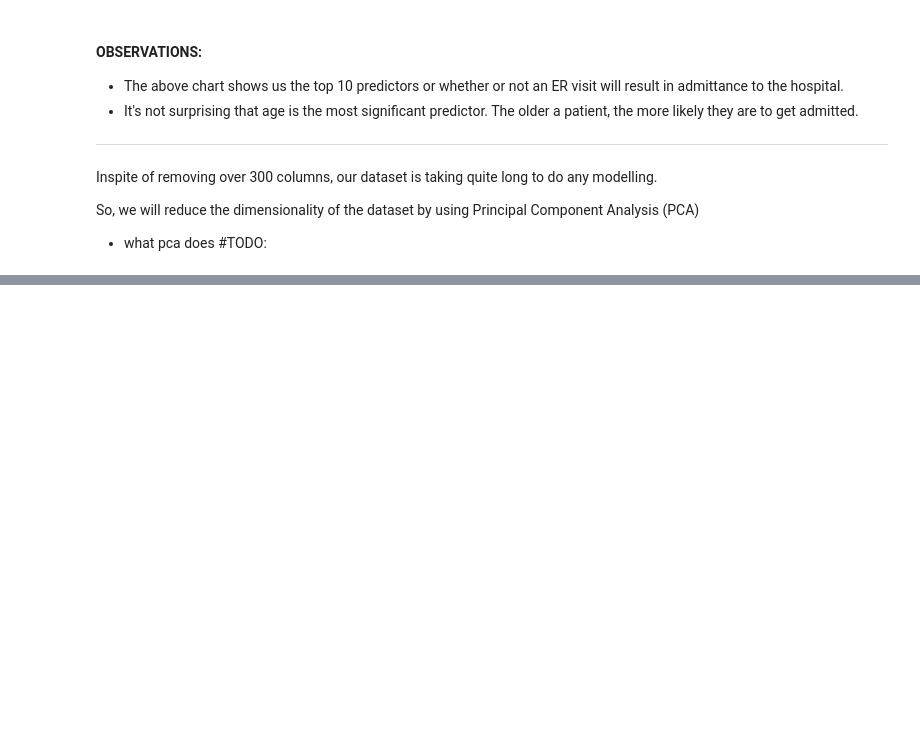
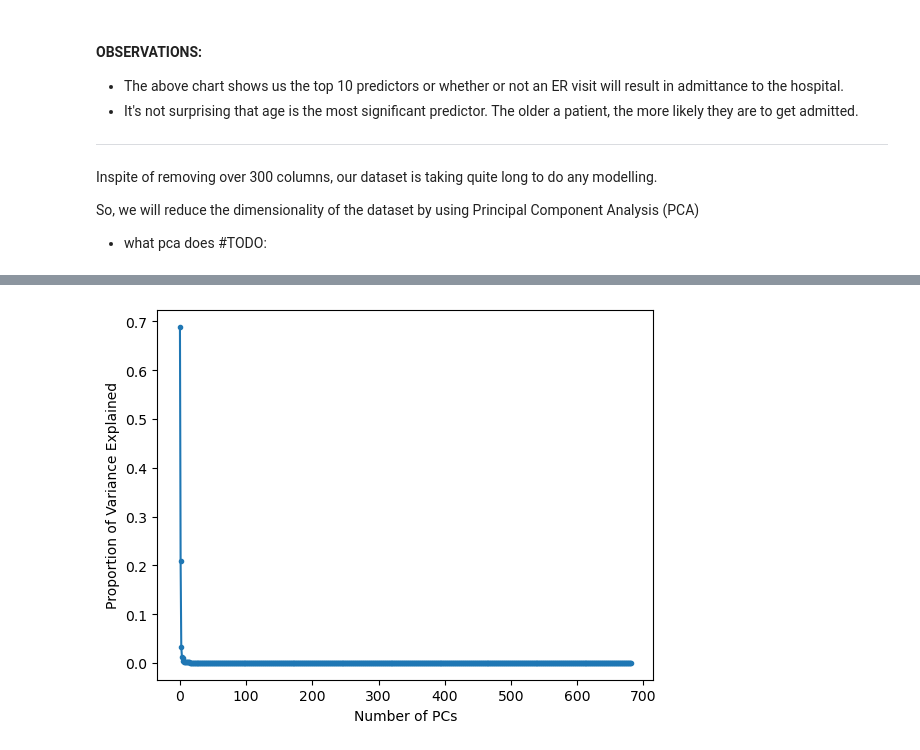
Before and after one commit to yashnagpaul/data-science-capstone, a Jupyter notebook: Yash_Nagpaul_Capstone.ipynb, the cells around one changed output, grey strips where cells are left out. Drawn from its saved outputs; the diff is of its cells as text; code cells hidden in the pictures; blank space fills up the shorter version.

```diff
--- a/Yash_Nagpaul_Capstone.ipynb
+++ b/Yash_Nagpaul_Capstone.ipynb
@@ -420,0 +507,11 @@ plt.show()
+# %%
+# no elbow
+
+plt.figure()
+plt.plot(expl_var,marker='.')
+plt.xlabel('Number of PCs')
+plt.ylabel('Proportion of Variance Explained')
+plt.xticks()
+plt.show()
+# %% [output]
+[figure, added]
```
Also changed, not shown: parts of 42 cells of this notebook.
